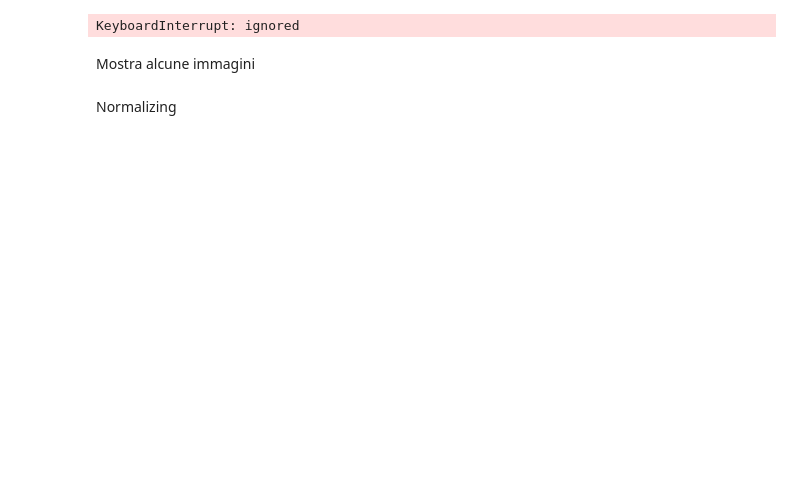
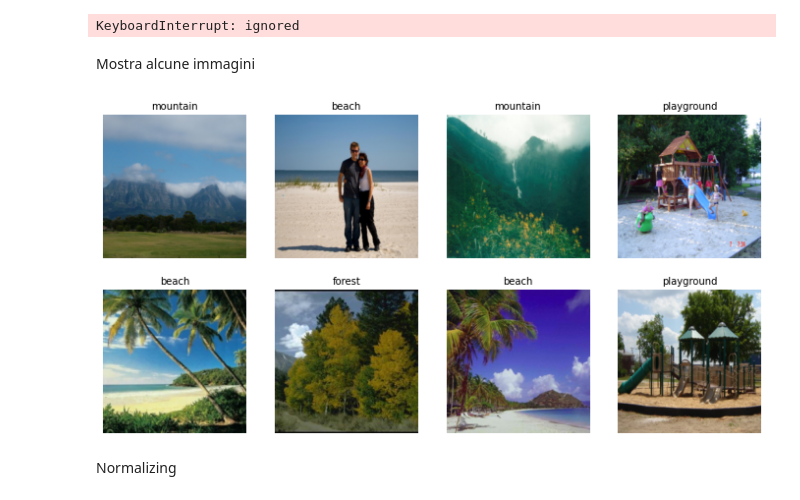
Before and after one commit to matibag1714977/LabiagiProject, a Jupyter notebook: Progetto.ipynb, the cells around one changed output. Drawn from its saved outputs; the diff is of its cells as text; code cells hidden in the pictures; blank space fills up the shorter version.

```diff
--- a/Progetto.ipynb
+++ b/Progetto.ipynb
@@ -189,2 +141,49 @@ plt.show()
+# %%
+import random
+import torch
+import torchvision
+from PIL import Image
+import matplotlib.pyplot as plt
+
+# Target image size
+image_size = (224, 224)
+
+# Path to the main SUN397 dataset directory
+dataset_path = "/content/gdrive/MyDrive/Dataset/input_data"
+
+# Transformation pipeline to preprocess the data
+transform = transforms.Compose([
+    transforms.Resize((224, 224)),
+    transforms.ToTensor(),
+    transforms.Normalize((0.5, 0.5, 0.5), (0.5, 0.5, 0.5))
+])
+
+# Load the ImageFolder dataset
+dataset = torchvision.datasets.ImageFolder(dataset_path, transform=transform)
+
+# List of the 10 classes to display
+classes_to_display = ["beach", "temple", "forest", "mountain", "airport_terminal", "river", "street", "playground", "skyscraper","bridge"]
+
+# Select 8 random images from the dataset
+random_images = random.sample(dataset.imgs, 8)
+
+# Plot the selected images along with their class name
+fig, axs = plt.subplots(2, 4, figsize=(12, 6))
+for i, ax in enumerate(axs.flat):
+    img_path, label = random_images[i]
+    class_name = dataset.classes[label]
+    if class_name in classes_to_display:
+        img = Image.open(img_path).convert('RGB')
+        img = transform(img)
+        img = img.permute(1, 2, 0).numpy() # Convert from Tensor to numpy array and permute dimensions
+        img = (img * 0.5) + 0.5 # Reverse the normalization
+        img = Image.fromarray((img * 255).astype('uint8')) # Convert from numpy array to PIL Image
+        ax.imshow(img)
+        ax.axis("off")
+        ax.set_title(class_name, fontsize=10)
+
+plt.show()
+# %% [output]
+[figure, added]
 # %% [markdown]
 Normalizing
```
Also changed, not shown: parts of 5 cells of this notebook.
